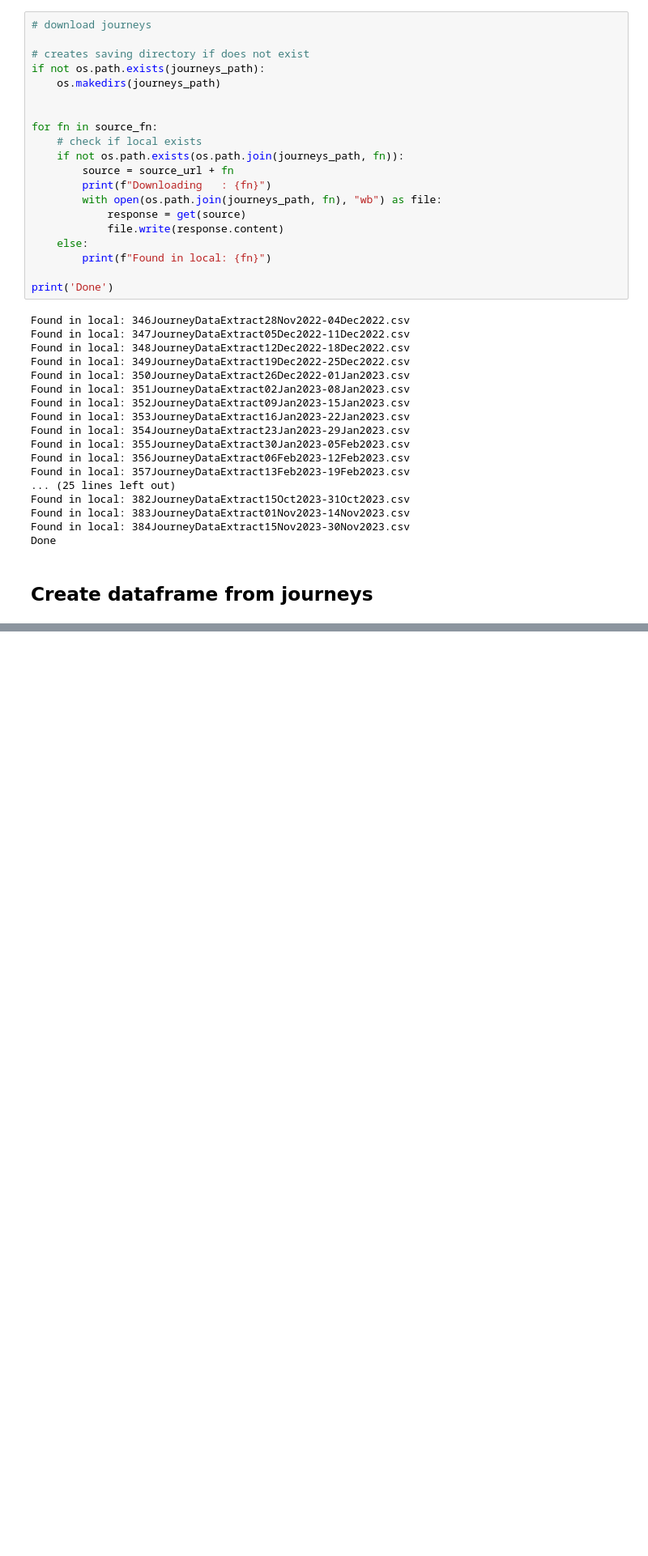
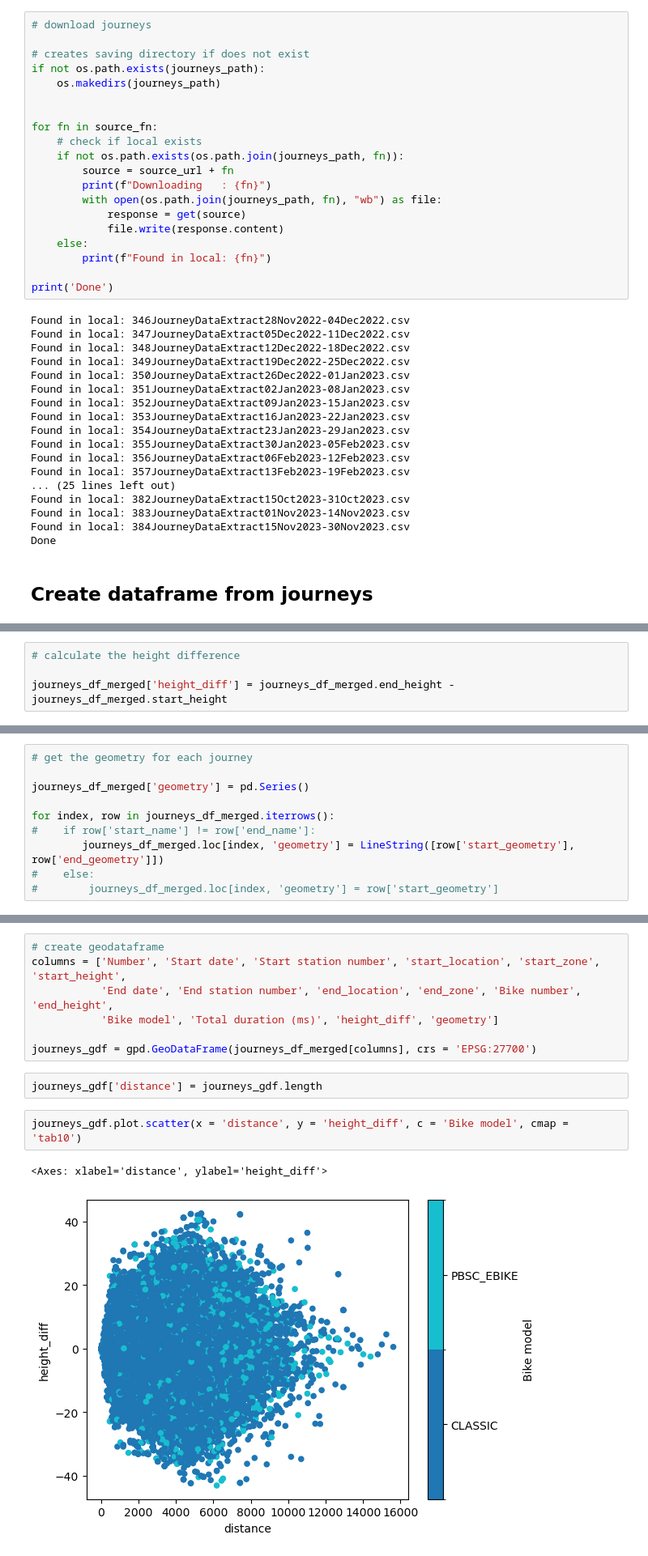
Before and after one commit to sokimura39/QM_Report, a Jupyter notebook: journeys_download.ipynb, the cells around one changed output, grey strips where cells are left out. Shown at 81% size. Saved outputs shown, nothing was run; the diff lists cells and outputs as text; blank space fills up the shorter version.

Commit message:
Created journeys gdf

```diff
--- a/journeys_download.ipynb
+++ b/journeys_download.ipynb
@@ -138,0 +201,4 @@ journeys_df.reset_index()
+# %%
+# calculate the height difference
+
+journeys_df_merged['height_diff'] = journeys_df_merged.end_height - journeys_df_merged.start_height
@@ -138,0 +217,10 @@ journeys_df.reset_index()
+# %%
+# get the geometry for each journey
+
+journeys_df_merged['geometry'] = pd.Series()
+
+for index, row in journeys_df_merged.iterrows():
+#    if row['start_name'] != row['end_name']:
+        journeys_df_merged.loc[index, 'geometry'] = LineString([row['start_geometry'], row['end_geometry']])
+#    else:
+#        journeys_df_merged.loc[index, 'geometry'] = row['start_geometry']
@@ -138,0 +238,14 @@ journeys_df.reset_index()
+# %%
+# create geodataframe
+columns = ['Number', 'Start date', 'Start station number', 'start_location', 'start_zone', 'start_height',
+           'End date', 'End station number', 'end_location', 'end_zone', 'Bike number', 'end_height',
+           'Bike model', 'Total duration (ms)', 'height_diff', 'geometry']
+
+journeys_gdf = gpd.GeoDataFrame(journeys_df_merged[columns], crs = 'EPSG:27700')
+# %%
+journeys_gdf['distance'] = journeys_gdf.length
+# %%
+journeys_gdf.plot.scatter(x = 'distance', y = 'height_diff', c = 'Bike model', cmap = 'tab10')
+# %% [output]
+<Axes: xlabel='distance', ylabel='height_diff'>
+[figure, added]
```
Also changed, not shown: parts of 13 cells of this notebook, 2 other files.
